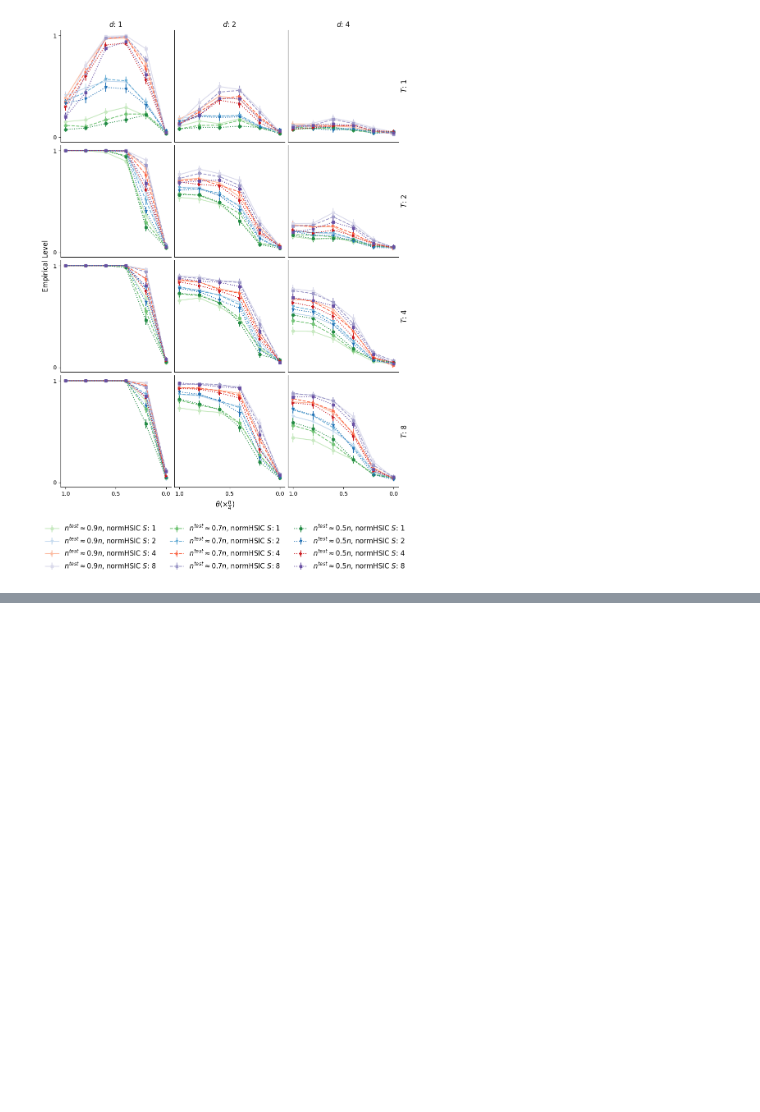
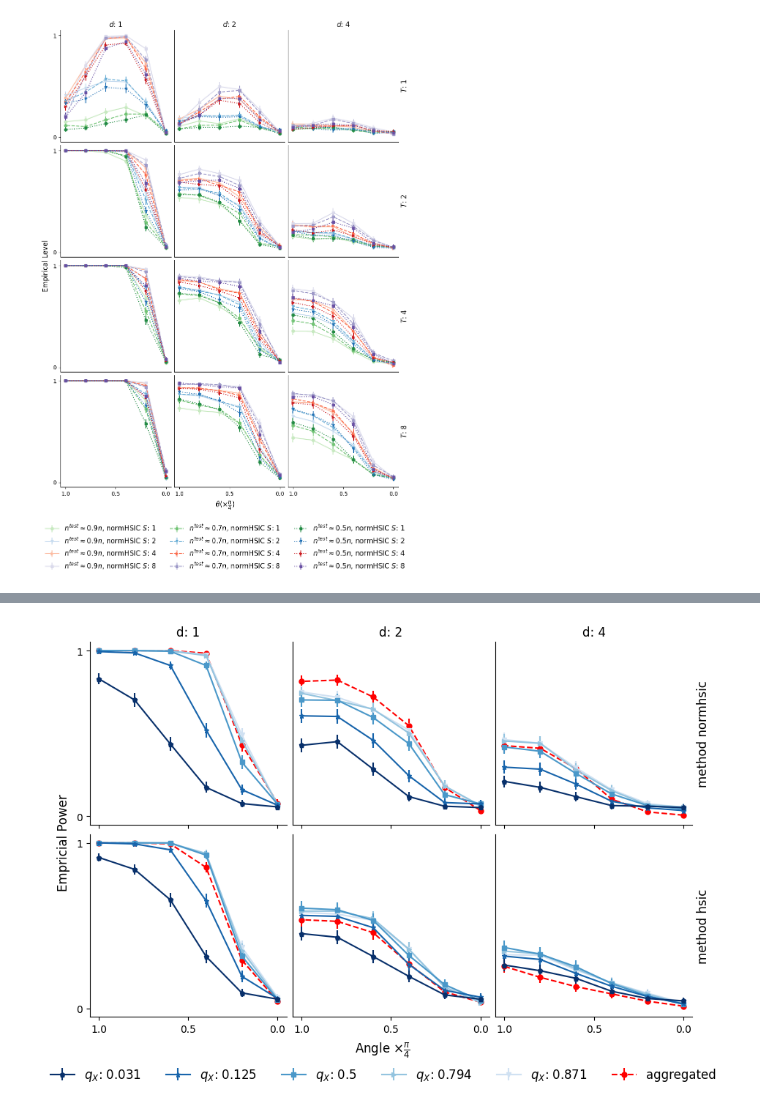
Before and after one commit to latt123/normHSIC_experiments, a Jupyter notebook: hsic_comparision/analysis.ipynb, the cells around one changed output, grey strips where cells are left out. Saved outputs shown, nothing was run; the diff lists cells and outputs as text; code cells hidden in the pictures; blank space fills up the shorter version.

Commit message:
plots of power as a function of bandwidth

```diff
--- a/hsic_comparision/analysis.ipynb
+++ b/hsic_comparision/analysis.ipynb
@@ -401,0 +406,95 @@ Text(0.02, 0.5, 'Empirical Level')
+# %%
+path = 'results/snakemake_quantiles/output'
+
+n = 512
+dist = 'a'
+q_Y = 1/2
+truncation_X, truncation_e, proportion_train = 4, 4, 0.3
+
+d_list = [1, 2, 4]
+method_list = ['normhsic', 'hsic']
+scale_pi_over_four_list = [0, 0.2, 0.4, 0.6, 0.8, 1]
+q_X_list = [2**(-1/5), 2**(-1/3), 2**(-1), 2**(-3), 2**(-5)]
+
+nrows = len(method_list)
+ncols = len(d_list)
+fig, axes = plt.subplots(nrows, ncols, figsize=(ncols*3, nrows*3), sharex = True, sharey = True, layout="constrained")
+
+# Plot results
+for i in range(nrows):
+    method = method_list[i]
+    for j in range(ncols):
+        d = d_list[j]
+        ax = axes[i,j]
+
+        # Plot aggregation over bandwidths
+        x = []
+        y = []
+        yerr = []
+        for scale_pi_over_four in scale_pi_over_four_list:
+            file = f'n_{n}_d_{d}_dist_{dist}_angle_{scale_pi_over_four}_proptrain_{proportion_train}_S_{truncation_X}_T_{truncation_e}.csv'
+            df = pd.read_csv(f'{path}/{method}/{file}', index_col=0)
+            rep, N_tests  = df.shape
+            mean = np.mean(np.min((np.min(df.values, axis = 1)*N_tests, np.ones(rep)), axis = 0) < 0.05)
+            x.append(scale_pi_over_four)
+            y.append(mean)
+            yerr.append((np.sqrt(mean*(1 - mean))/np.sqrt(rep))*norm.ppf(1 - alpha_CI/2))
+
+        label, color, fmt, ls = f'aggregated', 'red', marker_list[0], 'dashed'
+        ax.errorbar(x, y, yerr, label = label, color = color,  linewidth=linewidth, capsize=capsize, alpha=transparency, fmt = fmt, ms = ms, ls = ls)
+
+        # Plot each quantile qY
+        for q_X in q_X_list:
+            k = q_X_list.index(q_X)
+            var_name = f'q_X: {q_X}, q_Y: {q_Y}'
+            x = []
+            y = []
+            yerr = []
+            for scale_pi_over_four in scale_pi_over_four_list:
+                file = f'n_{n}_d_{d}_dist_{dist}_angle_{scale_pi_over_four}_proptrain_{proportion_train}_S_{truncation_X}_T_{truncation_e}.csv'
+                df = pd.read_csv(f'{path}/{method}/{file}', index_col=0)
+                rep, N_tests  = df.shape
+                mean = np.mean(df[var_name].values < 0.05)
+                x.append(scale_pi_over_four)
+                y.append(mean)
+                yerr.append((np.sqrt(mean*(1 - mean))/np.sqrt(rep))*norm.ppf(1 - alpha_CI/2))
+
+            label, color, fmt, ls = f'$q_X$: {np.round(q_X, 3)}', blues[k], marker_list[k + 1], '-'
+            ax.errorbar(x, y, yerr, label = label, color = color,  linewidth=linewidth, capsize=capsize, alpha=transparency, fmt = fmt, ms = ms, ls = ls)
+
+# Formating
+
+ax = axes[0,0]
+ax.set(yticks = [0, 1], xticks = [0, .5, 1])
+ax.invert_xaxis()
+
+
+for j in range(ncols):
+    ax = axes[0,j]
+    ax.set_title(f'd: {d_list[j]}', fontsize = fontsize)
+
+for i in range(nrows):
+    ax = axes[i, -1]
+    method = method_list[i]
+    ylabel = f'method {method}'
+    ax.set_ylabel(ylabel, fontsize = fontsize)
+    ax.yaxis.set_label_position("right")
+    for j in range(1, ncols):
+        ax = axes[i,j]
+        ax.tick_params("y", length = 0)
+
+for i in range(nrows):
+    for j in range(ncols):
+        ax = axes[i,j]
+        ax.spines['top'].set_visible(False)
+        ax.spines['right'].set_visible(False)
+
+fig.supxlabel('Angle $\\times \\frac{\\pi}{4}$ ', fontsize = fontsize)
+fig.supylabel('Empricial Power', fontsize = fontsize)
+handles, labels = plt.gca().get_legend_handles_labels()
+by_label = dict(zip(labels, handles))
+by_label = dict(sorted(by_label.items()))
+fig.legend(by_label.values(), by_label.keys(), ncol = 6, frameon = False, fontsize = fontsize, loc = 'center',  bbox_to_anchor=(0.5, -0.03))
+
+# fig.savefig(f'hsic_comparision_power_quantiles_qX_vary_qY_0.5.pdf', bbox_inches='tight')
+# %% [output]
@@ -401,0 +502 @@ Text(0.02, 0.5, 'Empirical Level')
+[figure, added]
```
Also changed, not shown: parts of 5 cells of this notebook.
